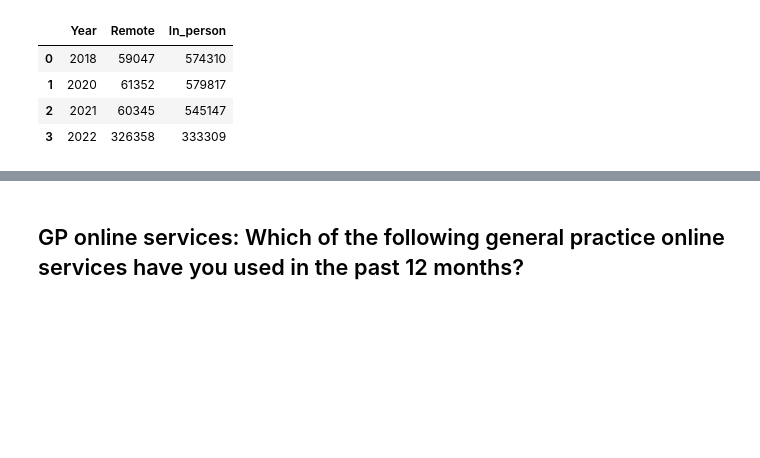
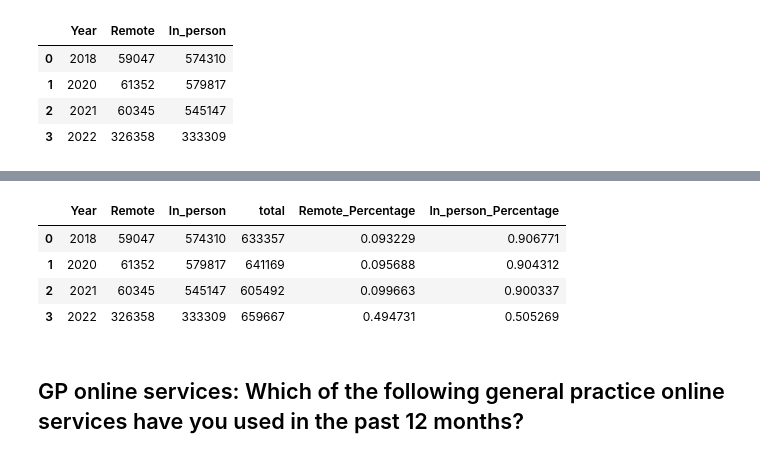
Before and after one commit to nhsx/digital-health-insights, a Jupyter notebook: GP Patient Survey 2021 Data Visualisation.ipynb, the cells around one changed output, grey strips where cells are left out. Drawn from its saved outputs; the diff is of its cells as text; code cells hidden in the pictures; blank space fills up the shorter version.

```diff
--- a/GP Patient Survey 2021 Data Visualisation.ipynb
+++ b/GP Patient Survey 2021 Data Visualisation.ipynb
@@ -76,0 +62,3 @@ figure.show()
+# %%
+comparison_table['total']=  comparison_table.Remote + comparison_table.In_person
+comparison_table
@@ -76,0 +71,10 @@ figure.show()
+# %%
+comparison_table['Remote_Percentage'] =  (comparison_table.Remote / comparison_table.total)
+comparison_table['In_person_Percentage'] =  (comparison_table.In_person/ comparison_table.total)
+comparison_table.round({'Remote_Percentage': 2, 'In_person_Percentage': 2})
+# %% [output]
+|  | Year | Remote | In_person | total | Remote_Percentage | In_person_Percentage |
+| 0 | 2018 | 59047 | 574310 | 633357 | 0.093229 | 0.906771 |
+| 1 | 2020 | 61352 | 579817 | 641169 | 0.095688 | 0.904312 |
+| 2 | 2021 | 60345 | 545147 | 605492 | 0.099663 | 0.900337 |
+| 3 | 2022 | 326358 | 333309 | 659667 | 0.494731 | 0.505269 |
```
Also changed, not shown: parts of 5 cells of this notebook.
